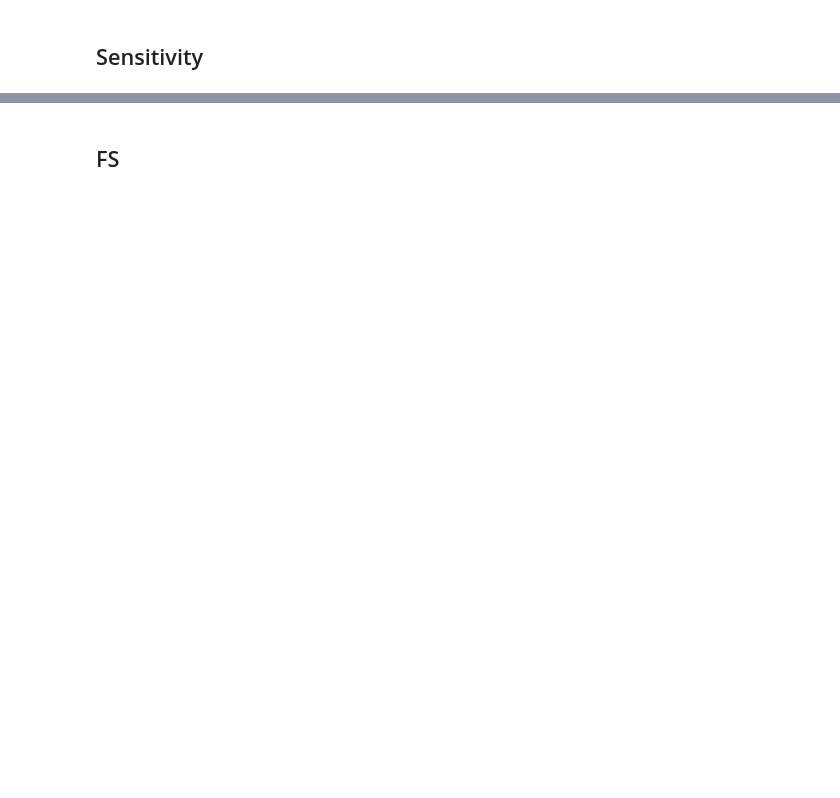
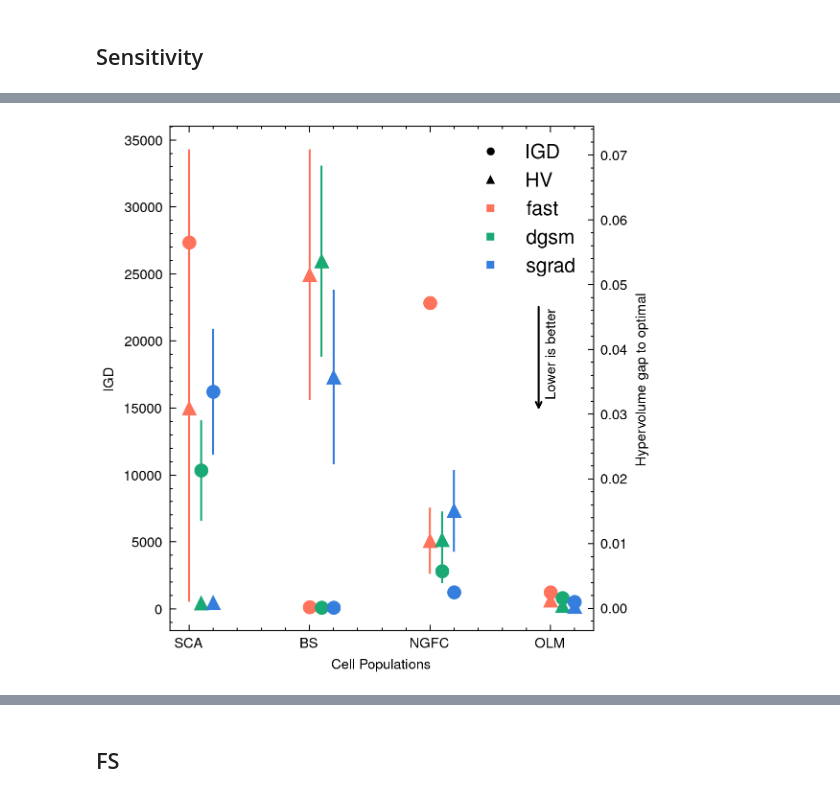
Before and after one commit to GazzolaLab/MultiObjectiveSurrogateOptimization, a Jupyter notebook: figure3.ipynb, the cells around one changed output, grey strips where cells are left out. Cells and saved outputs as stored; diff of their text form; code cells hidden in the pictures; blank space fills up the shorter version.

```diff
--- a/figure3.ipynb
+++ b/figure3.ipynb
@@ -460,3 +497,80 @@ numprocs=1
+# %%
+import matplotlib.pyplot as plt
+import numpy as np
+from matplotlib.legend_handler import HandlerTuple
+
+populations = ['SCA', 'BS', 'NGFC', 'OLM']
+
+fig, ax1 = plt.subplots(figsize=(4, 4))
+
+ops = ['fast', 'dgsm', 'sgrad', #'cross_check'
+                           ]
+
+ccc = {'fast': '#FF725C', 'dgsm': '#19A974', 'sgrad': '#357EDD'}
+
+for i, model in enumerate(ops):
+    x = np.arange(len(populations))# - 0.15  # offset left
+    y = [sa_igds[p][model].nominal_value for p in populations]
+    yerr = [sa_igds[p][model].std_dev for p in populations]
+    ax1.errorbar(x + i*0.1, y, yerr=yerr, fmt='o', color=ccc[model],
+                 markersize=6, label=f'{model} IGD')
+
+ax1.set_xlabel('Cell Populations')
+ax1.set_ylabel('IGD')
+ax1.tick_params(axis='y')
+
+
+ax2 = ax1.twinx()
+
+
+for i, model in enumerate(ops):
+    x = np.arange(len(populations)) #+ 0.15  # offset right
+    y = [1.1**4 - sa_hvs_reduced[p][model].nominal_value for p in populations]
+    yerr = [sa_hvs_reduced[p][model].std_dev for p in populations]
+    ax2.errorbar(x + i*0.1, y, yerr=yerr, fmt='^',
+                 color=ccc[model],
+                 markersize=6, label=f'{model} HV')
+
+ax2.set_ylabel('Hypervolume gap to optimal')
+ax2.tick_params(axis='y')
+
+
+plt.xticks(np.arange(len(populations)), populations)
+
+igd_lines = [plt.Line2D([], [], marker='o', color='black', linestyle='None',
+                       label='IGD')]
+hv_lines = [plt.Line2D([], [], marker='^', color='black', linestyle='None',
+                      label='HV')]
+
+method_lines = [plt.Line2D([], [], marker='s', color=ccc[method],
+                          linestyle='None', label=method)
+                for i, method in enumerate(ops)]
+
+
+ax1.legend(igd_lines + hv_lines + method_lines,
+          ['IGD', 'HV', 'fast', 'dgsm', 'sgrad'],
+          handler_map={tuple: HandlerTuple(ndivide=None)},
+          loc='best',
+          fontsize=10
+          )
+
+
+lx = 0.87
+ly = 0.65
+ax1.annotate('', xy=(lx, ly), xytext=(lx, ly - 0.22),
+                xycoords='axes fraction',
+                arrowprops=dict(arrowstyle='<-', color='black'),
+                annotation_clip=False)
+ax1.text(lx+0.03, ly -0.1, 'Lower is better',
+            rotation=90,
+            va='center',
+            ha='center',
+            transform=ax1.transAxes)
+
+
+plt.tight_layout()
+# %% [output]
+[figure, added]
 # %%
 from uncertainties import ufloat
 from scipy import stats
```
Also changed, not shown: parts of 11 cells of this notebook, 2 other files.
